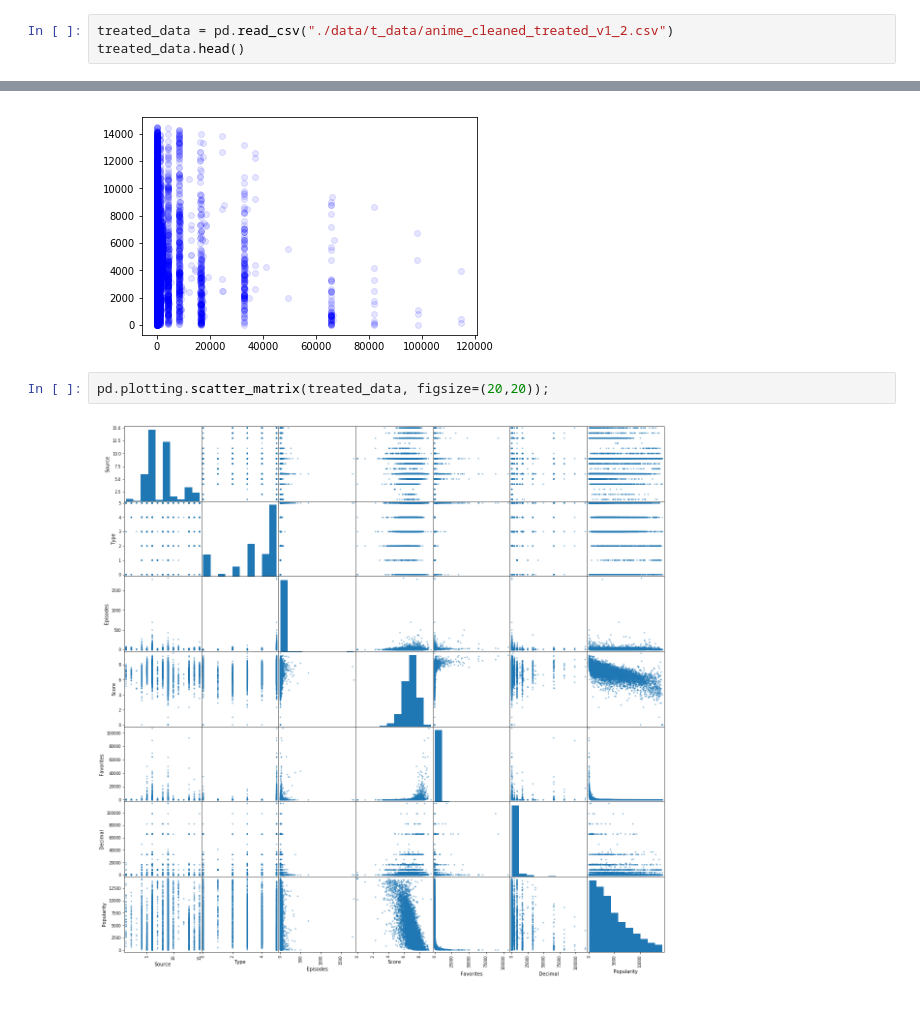
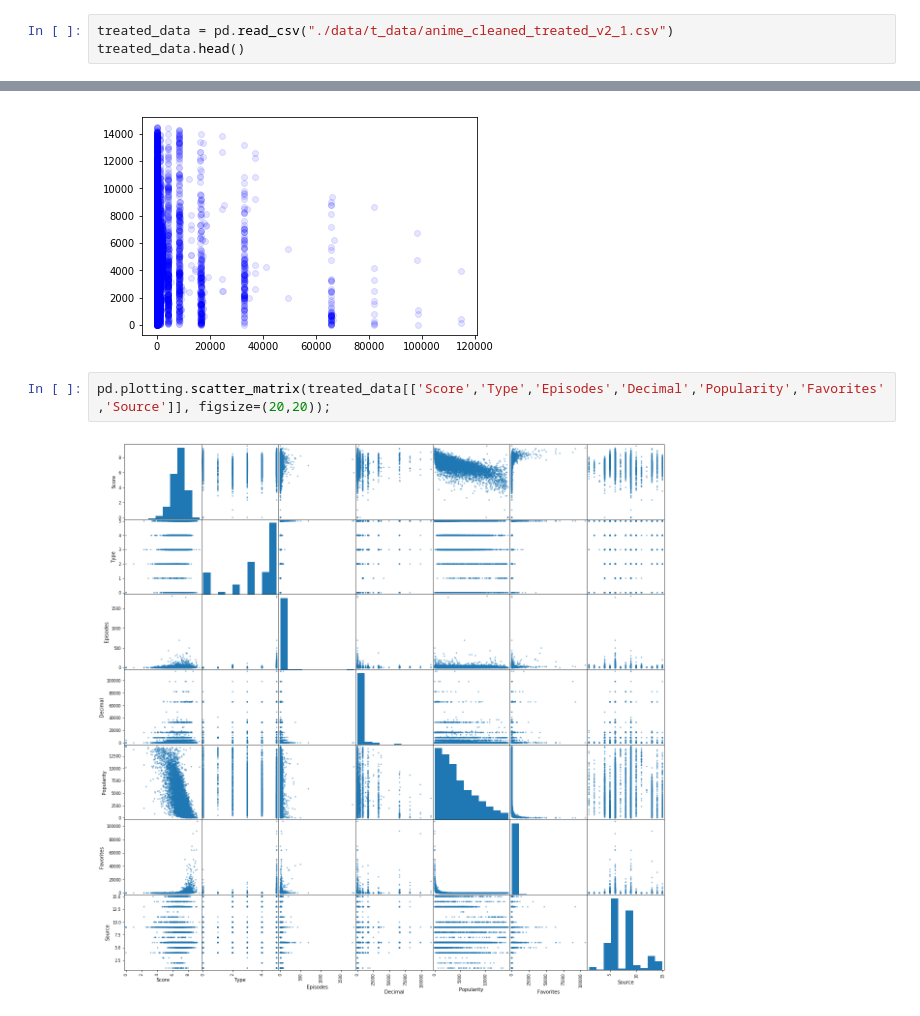
Before and after one commit to DouglasAR01/IA_Regresor_shows_animados, a Jupyter notebook: Data analysis.ipynb, the cells around one changed output, grey strips where cells are left out. Drawn from its saved outputs; the diff is of its cells as text.

```diff
--- a/Data analysis.ipynb
+++ b/Data analysis.ipynb
@@ -80,6 +80,6 @@ for j in range(len(x)):
 # %% [markdown]
 ### Datos tratados
 # %%
-treated_data = pd.read_csv("./data/t_data/anime_cleaned_treated_v1_2.csv")
+treated_data = pd.read_csv("./data/t_data/anime_cleaned_treated_v2_1.csv")
 treated_data.head()
 # %% [output]
@@ -94,6 +95,6 @@ plt.scatter(treated_data['Decimal'],treated_data['Popularity'], c="blue", cmap='
 # %% [output]
 [figure]
 # %%
-pd.plotting.scatter_matrix(treated_data, figsize=(20,20));
+pd.plotting.scatter_matrix(treated_data[['Score','Type','Episodes','Decimal','Popularity','Favorites','Source']], figsize=(20,20));
 # %% [output]
-[figure, old version]
+[figure, new version]
```
Also changed, not shown: parts of 2 cells of this notebook, 4 other files.
